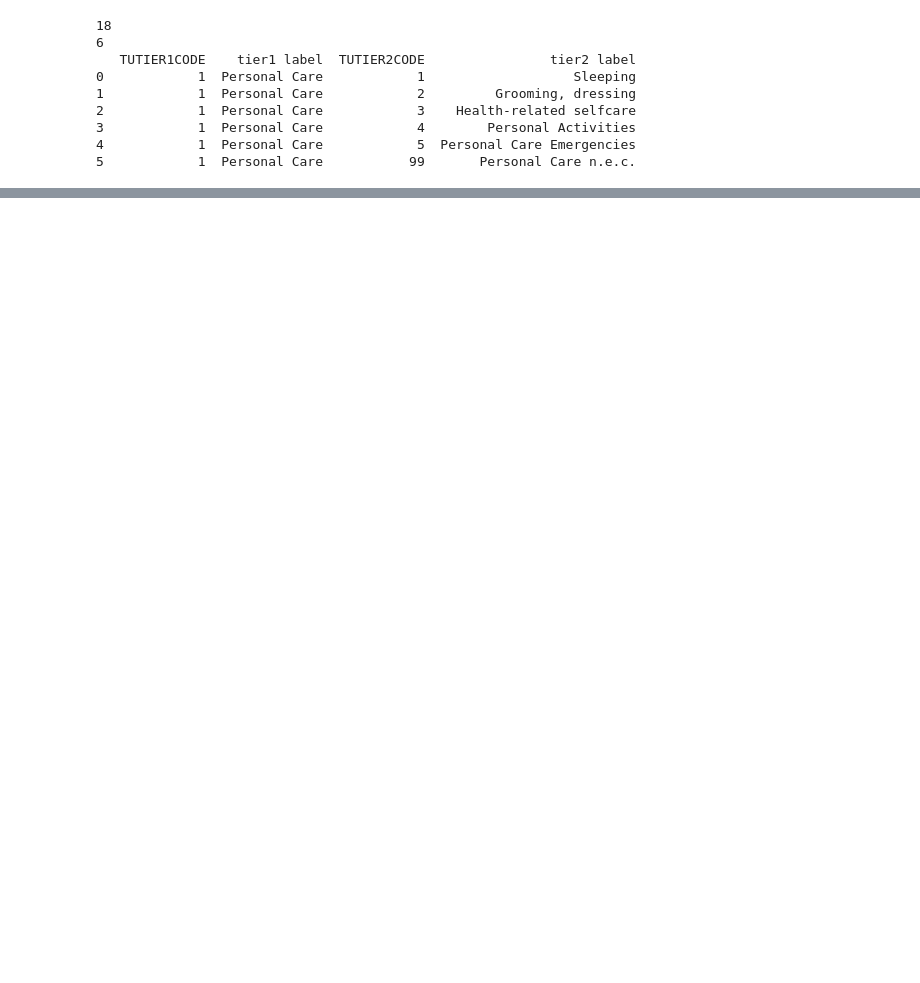
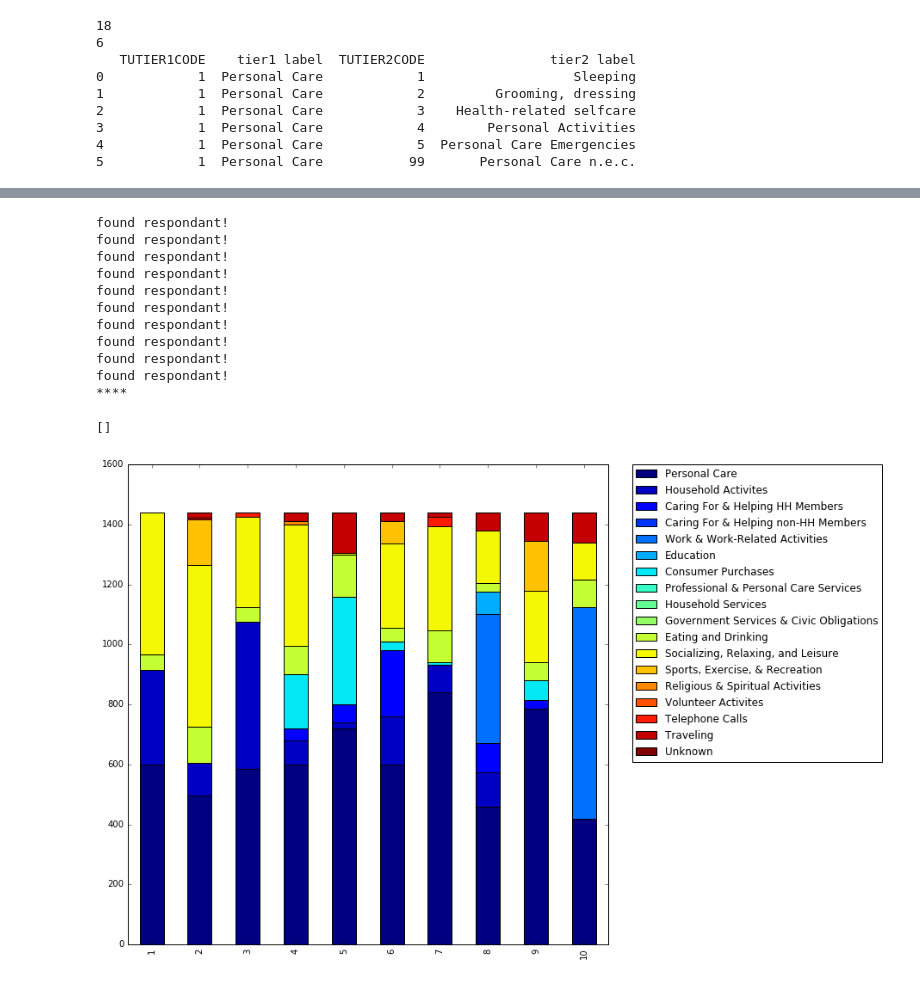
Before and after one commit to tiamiceli/AmericanTimeUse, a Jupyter notebook: AmericanTimeUse.ipynb, the cells around one changed output, grey strips where cells are left out. Drawn from its saved outputs; the diff is of its cells as text; code cells hidden in the pictures; blank space fills up the shorter version.

Commit message:
got plot for multiple peoples time

```diff
--- a/AmericanTimeUse.ipynb
+++ b/AmericanTimeUse.ipynb
@@ -53,6 +56,6 @@ def durationSeries(row):
         dur = dur + pd.Timedelta('1 days')
     return dur/pd.Timedelta(minutes=1)
 # %%
-activityDataAbrrv = activityData[['TUCASEID','TUACTIVITY_N','TUACTDUR','TUSTARTTIM','TUSTOPTIME','TUTIER1CODE','TUTIER2CODE','TUTIER3CODE']]
+activityDataAbrrv = activityData[['TUCASEID','TUACTIVITY_N','TUACTDUR24','TUSTARTTIM','TUSTOPTIME','TUTIER1CODE','TUTIER2CODE','TUTIER3CODE']]
 # %%
 activityDataByRespondent = activityDataAbrrv.groupby('TUCASEID')
@@ -136,0 +62,67 @@ None
+# %%
+#construct dataframe of each person's time
+timelabels=[]
+for ActName1,actGroup1 in activityDecoderGrouped:
+    lablOfG1 = actGroup1['tier1 label'].iloc[0]
+    timelabels.append(lablOfG1)
+
+#print timelabels
+#timeSpentDFtemp = pd.DataFrame.from_records([init1],columns=timelabels)
+#timeSpentDF = timeSpentDF.append(timeSpentDFtemp,ignore_index=True)
+#print timeSpentDF
+# %%
+init = [0]*len(timelabels)
+timeSpentDF = pd.DataFrame.from_records([init],columns=timelabels)
+key_for_TimeSpentDF = []
+numPeople=0
+for respondentName,respAct in activityDataByRespondent:
+    #if 20150101150018==respondentName:
+    numPeople=numPeople+1
+    if numPeople<=10:
+
+        print "found respondant!"
+        timeSpent=[0]*len(timelabels)
+        i=0
+        for ActName1,actGroup1 in activityDecoderGrouped:
+            actsOfG1 = respAct[respAct['TUTIER1CODE']==ActName1]
+            timeOfG1 = actsOfG1['TUACTDUR24'].sum()
+            #print timeOfG1
+            timeSpent[i] = timeOfG1
+            i=i+1
+        #print timeSpent
+        thisPersonDF = pd.DataFrame.from_records([timeSpent],columns=timelabels)
+        key_for_TimeSpentDF.append(respondentName)
+        #print thisPersonDF
+        timeSpentDF = timeSpentDF.append(thisPersonDF,ignore_index=True)
+
+#drop placeholder data
+#print timeSpentDF
+print "****"
+timeSpentDF = timeSpentDF.drop(timeSpentDF.index[[0]])
+#print timeSpentDF
+
+
+
+
+
+        #plt.bar(,timeSpentDF['time'])
+        #test5 = timeSpentDF.groupby(['Site Name', 'Abuse/NFF'])['Site Name'].count().unstack('Abuse/NFF').fillna(0)
+
+            #test5.plot(kind='bar', stacked=True)
+ax = timeSpentDF.plot(kind='bar',stacked=True,figsize=(10,10), colormap='jet')
+ax.legend(bbox_to_anchor=(1.05, 1), loc=2, borderaxespad=0.)
+ax.plot()
+# %% [output]
+found respondant!
+found respondant!
+found respondant!
+found respondant!
+found respondant!
+found respondant!
+found respondant!
+found respondant!
+found respondant!
+found respondant!
+****
+[]
+[figure, added]
```
Also changed, not shown: parts of 2 cells of this notebook.
